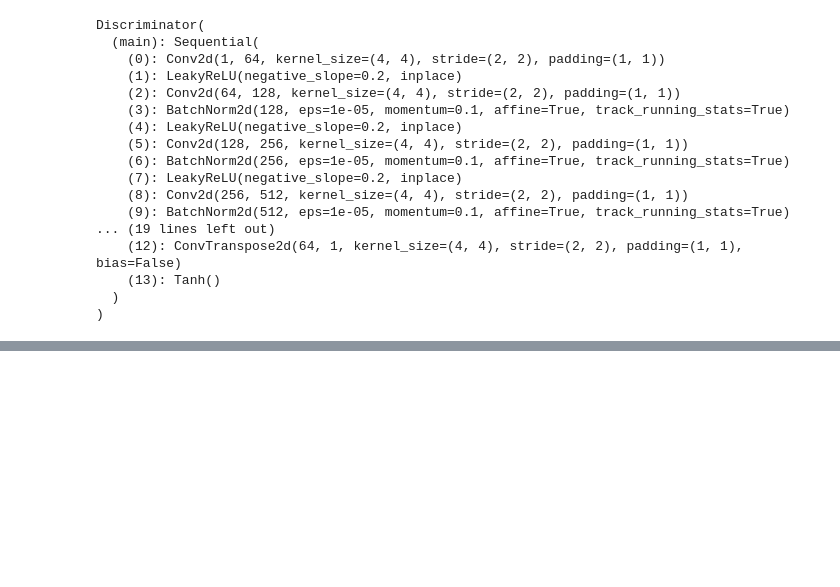
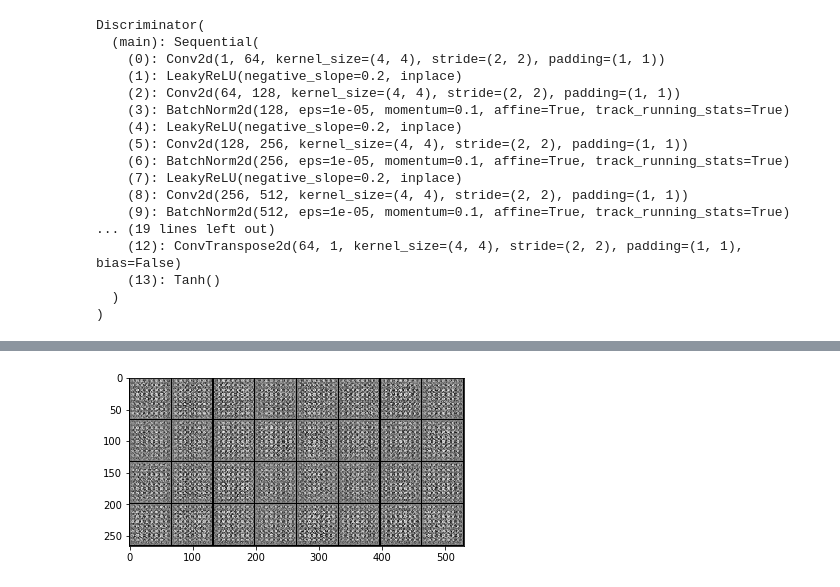
Before and after one commit to arinarmo/gan_notebook, a Jupyter notebook: solution.ipynb, the cells around one changed output, grey strips where cells are left out. Drawn from its saved outputs; the diff is of its cells as text; code cells hidden in the pictures; blank space fills up the shorter version.

```diff
--- a/solution.ipynb
+++ b/solution.ipynb
@@ -228,0 +231,8 @@ plt.imshow(mnist_square_grid(gen(noise).detach().squeeze(1).cpu().numpy()), cmap
+# %%
+# Re-initialize both networks
+
+disc.apply(weights_init)
+gen.apply(weights_init)
+show_tensor_imgs(gen(noise).detach(), normalize=True)
+# %% [output]
+[figure, added]
```
Also changed, not shown: parts of 7 cells of this notebook.
